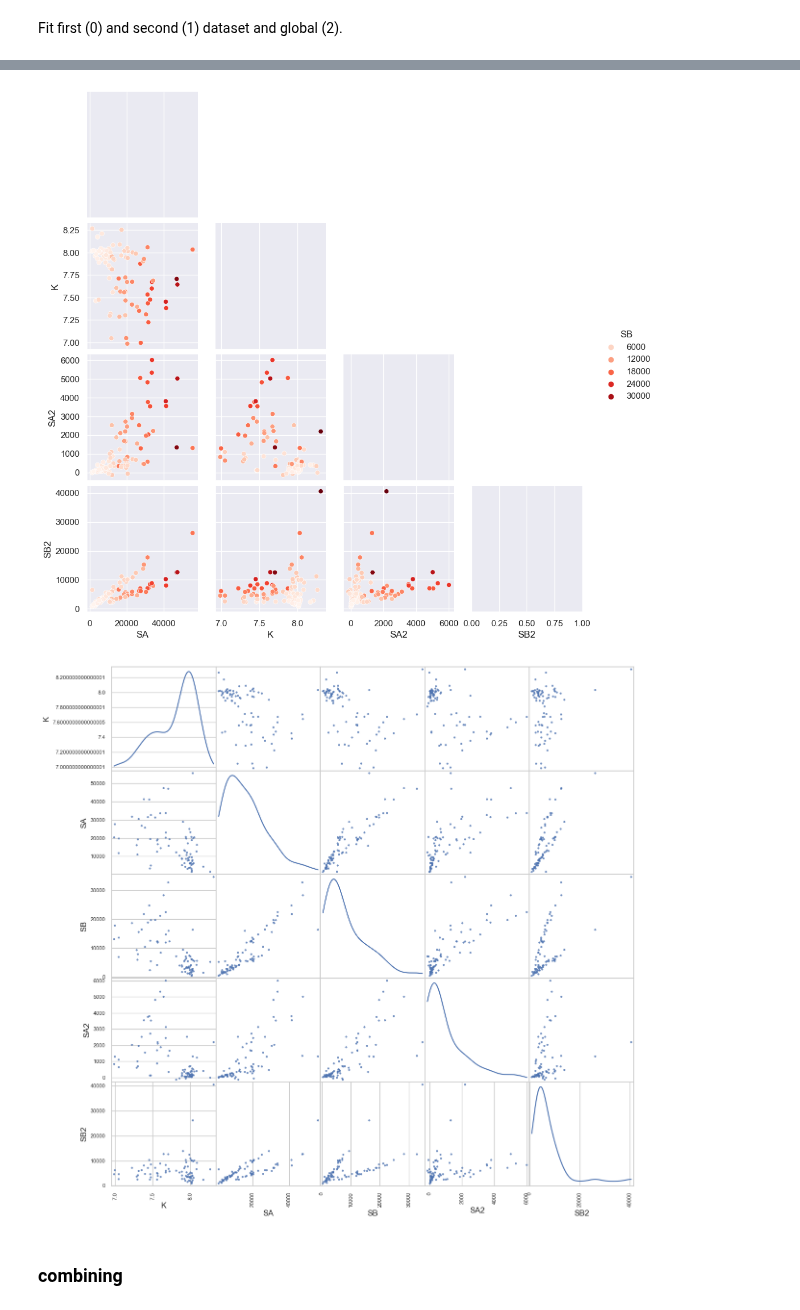
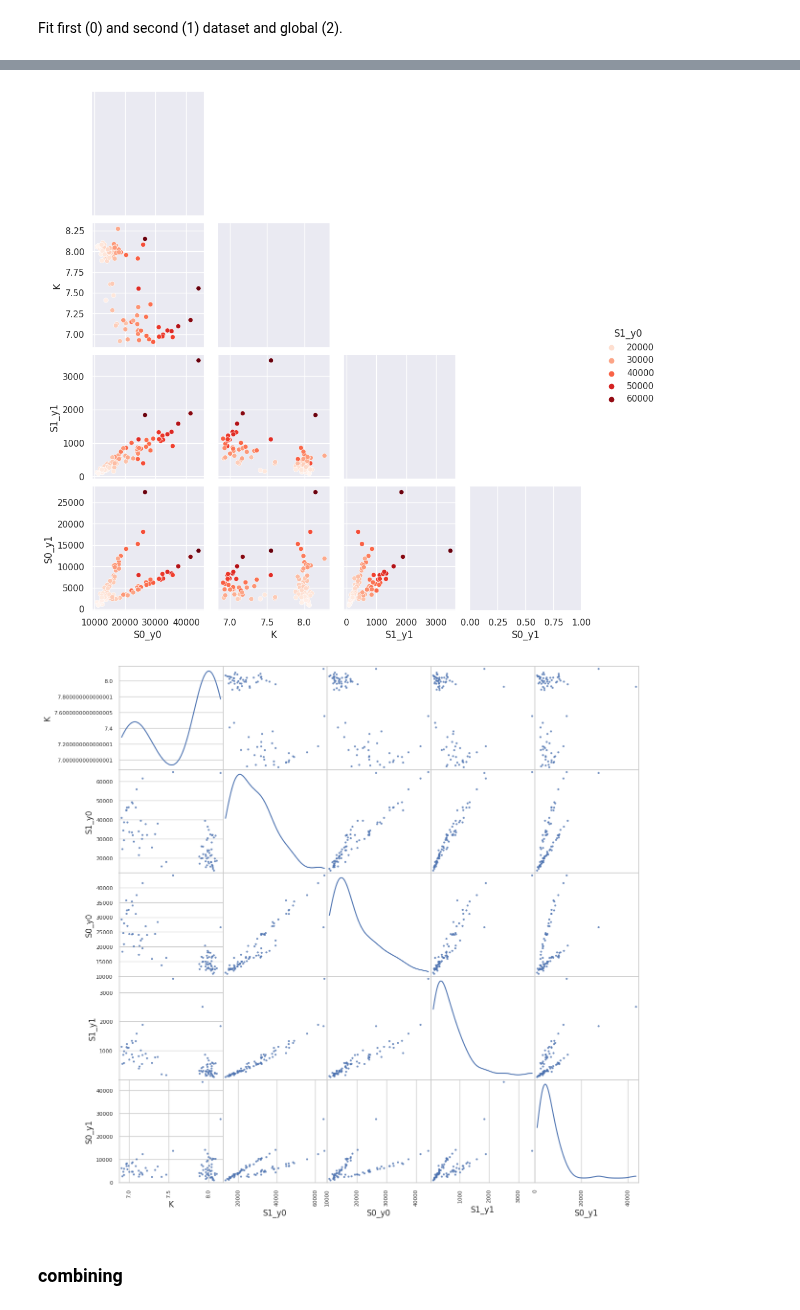
Before and after one commit to darosio/ClopHfit, a Jupyter notebook: docs/tutorials/prtecan.ipynb, the cells around one changed output, grey strips where cells are left out. Saved outputs shown, nothing was run; the diff lists cells and outputs as text; code cells hidden in the pictures.

```diff
--- a/docs/tutorials/prtecan.ipynb
+++ b/docs/tutorials/prtecan.ipynb
@@ -389,7 +312,7 @@ titan.fitresults[1]
 # %% [markdown]
 ### Fitting
 # %%
-ph_an.datafit_params = {"bg": 1, "nrm": 0, "dil": 0}
-ph_an.datafit[1]["E06"]
+titan.datafit_params = {"bg": 1, "nrm": 0, "dil": 0}
+titan.datafit[1]["E06"]
 # %% [output]
 [9215.25, 7038.25, 3318.75, 1361.0, 736.25, 558.75, 284.5]
@@ -497,3 +401,6 @@ lbg.labelblocks[1].buffer
 f = cl_an.plot_buffer()
 # %% [output]
 [figure]
+# %%
+titan.datafit_params = {}  # Use raw data
+titan.fitresults[1]["H06"].result.params
@@ -499,0 +435,3 @@ f = cl_an.plot_buffer()
+# %%
+titan.dataframes = []
+titan.dataframes[0].loc["H02"]
@@ -581,3 +477,3 @@ f = ph_an.plot_ebar(0)
 # %%
-f = ph_an.plot_ebar(2, xmin=7.7, ymin=25)
+f = titan.plot_ebar(2, y="S1_y1", yerr="sS1_y1", xmin=7.7, ymin=25)
 # %% [output]
@@ -606,37 +533,32 @@ Fit first (0) and second (1) dataset and global (2).
 # %%
 with sb.axes_style("darkgrid"):
     g = sb.pairplot(
-        ph_an.fitresults[2][["SA", "SB", "K", "SA2", "SB2"]],
-        hue="SB",
+        titan.dataframes[2][["S1_y0", "S0_y0", "K", "S1_y1", "S0_y1"]],
+        hue="S1_y0",
         palette="Reds",
         corner=True,
         diag_kind="kde",
     )
 # %% [output]
-[figure, old version]
+[figure, new version]
 # %%
 from pandas.plotting import scatter_matrix
 
 
 def plot_matrix(tit, lb):
-    df = tit.fitresults[lb].loc[tit.keys_unk]
-    try:
-        f = scatter_matrix(
-            df[["K", "SA", "SB", "SA2", "SB2"]],
-            figsize=(14, 14),
-            diagonal="kde",
-            alpha=0.8,
-        )
-    except KeyError:
-        f = scatter_matrix(
-            df[["K", "SA", "SB"]], figsize=(10, 10), diagonal="kde", alpha=0.8
-        )
+    df = tit.dataframes[lb].loc[tit.keys_unk]
+    f = scatter_matrix(
+        df[["K", "S1_y0", "S0_y0", "S1_y1", "S0_y1"]],
+        figsize=(14, 14),
+        diagonal="kde",
+        alpha=0.8,
+    )
     return f
 
 
-f = plot_matrix(ph_an, 2)
+f = plot_matrix(titan, 2)
 # %% [output]
-[figure, old version]
+[figure, new version]
 # %% [markdown]
 ### combining
 # %%
```
Also changed, not shown: parts of 69 cells of this notebook, 3 other files.
